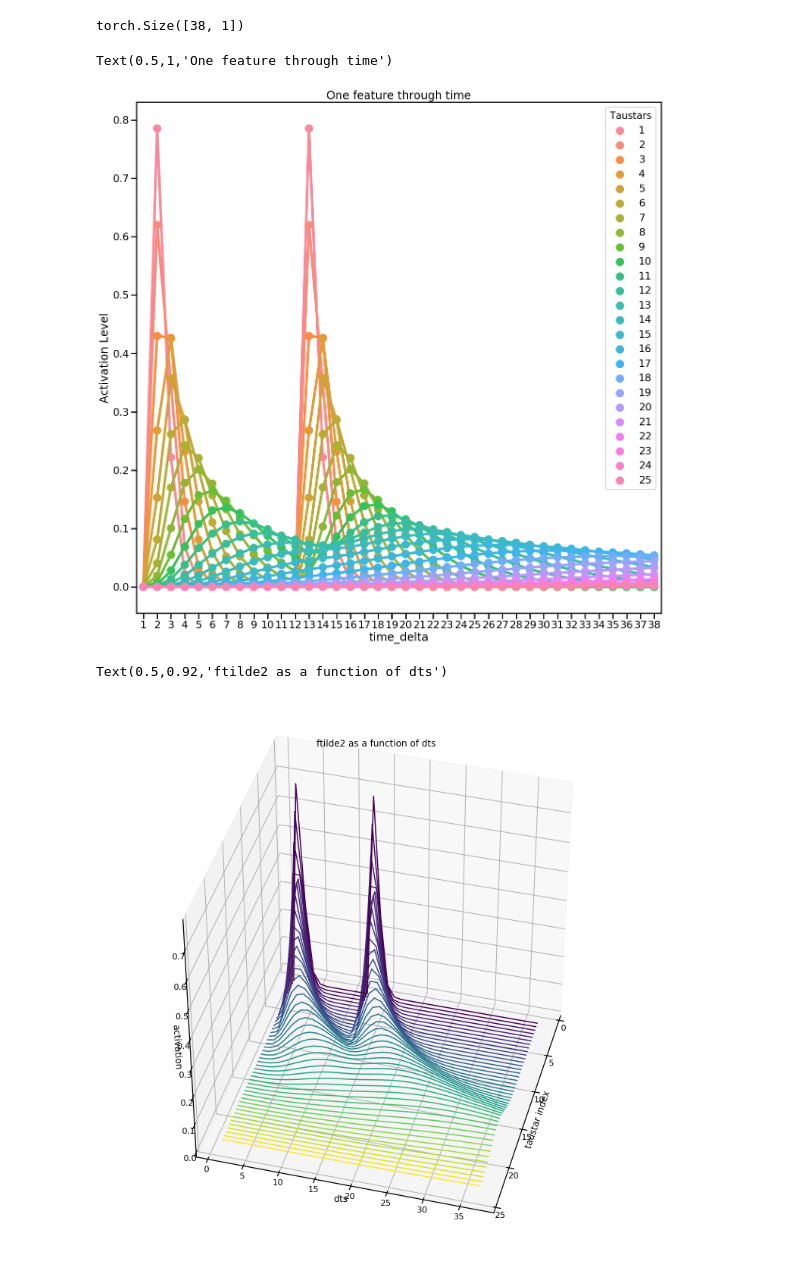
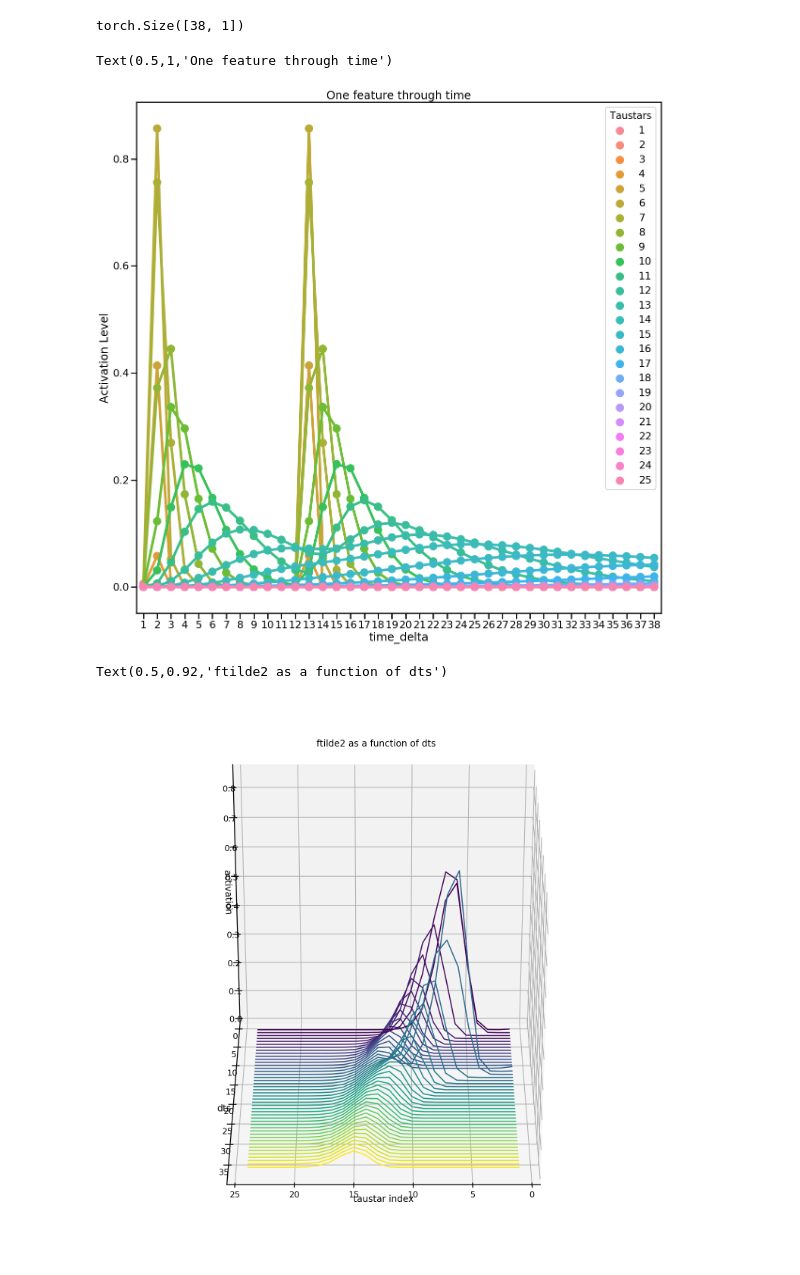
Before and after one commit to compmem/SITH_Layer, a Jupyter notebook: Sith_Layer_Verification.ipynb, the cells around one changed output. Drawn from its saved outputs; the diff is of its cells as text; code cells hidden in the pictures.

```diff
--- a/Sith_Layer_Verification.ipynb
+++ b/Sith_Layer_Verification.ipynb
@@ -155,9 +155,9 @@ xscale("log")
 
 sith_params ={"in_features":1,
               "tau_0":1, "k":4,
-              "c":.05, "ntau":100,
+              "c":.05, "ntau":200,
               "dt":.1, "g":0,
-              "T_every":4, "alpha":1.0}
+              "T_every":8,"alpha":1.0}
 
 sithrep = SITH(**sith_params)
 sithrep.cuda()
@@ -186,7 +188,7 @@ dat = {"Taustars":[],
        "data":[],
        "time_delta":[]}
 
-Ts = sithrep(target_vecs)
+Ts = sithrep(target_vecs, dur=10)
 x = 0
 for T in Ts.split(1,dim=0):
     for i in range(len(taustars)):
@@ -201,31 +203,31 @@ a.set_ylabel("Activation Level")
 a.set_title("One feature through time")
 # %% [output]
 Text(0.5,1,'One feature through time')
-[figure, old version]
+[figure, new version]
 # %%
 
 from mpl_toolkits.mplot3d import axes3d, Axes3D
 fig = figure(figsize=(20,20))
 def f(x, y):
     return float(sdat.loc[(sdat.Taustars==int(x))&(sdat.time_delta==int(y)), "data"])
 
 x = list(range(1,max(sdat.Taustars)))
 y = list(range(1,max(sdat.time_delta)))
 Z = []
 for X in x:
     Z.append([])
     for Y in y:
         Z[-1].append(f(X, Y))
 X, Y = np.meshgrid(x, y)
 Z = np.array(Z).transpose(1,0)
 
 ax = Axes3D(fig)
-ax.contour3D(X, Y, Z, 50,zdir="x", cmap='viridis')
-ax.view_init(40,15)
+ax.contour3D(X, Y, Z, 50,zdir="y", cmap='viridis')
+ax.view_init(30,90)
 ax.set_xlabel("taustar index")
 ax.set_ylabel("dts")
 ax.set_zlabel("activation")
 ax.set_title("ftilde2 as a function of dts")
 # %% [output]
 Text(0.5,0.92,'ftilde2 as a function of dts')
-[figure, old version]
+[figure, new version]
```
Also changed, not shown: parts of 1 cell of this notebook, 1 other file.
